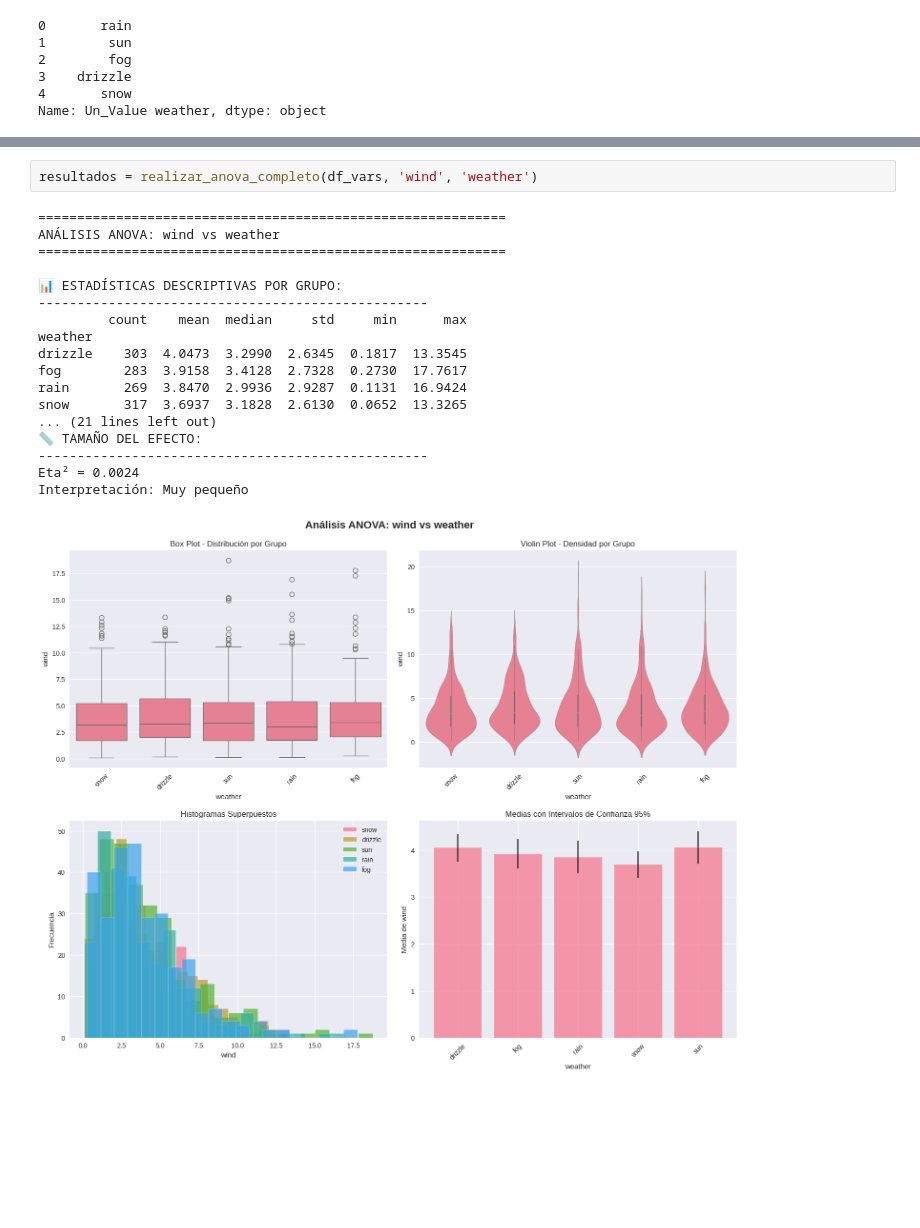
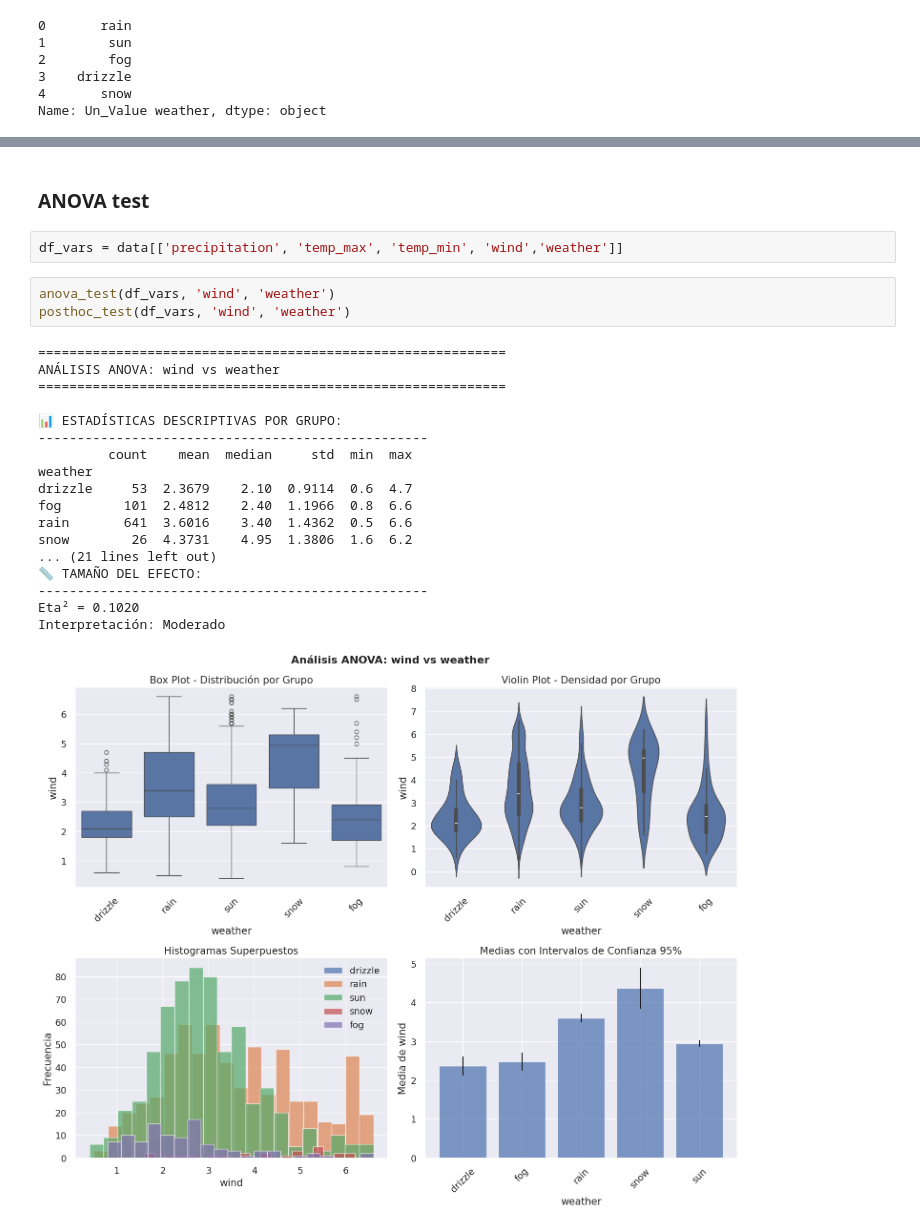
Before and after one commit to Luitz1/Projects, a Jupyter notebook: Data Analyst Projects/3_Climate_Analysis/climate_seattle/notebooks/03_statistical_analysis.ipynb, the cells around one changed output, grey strips where cells are left out. Cells and saved outputs as stored; diff of their text form; blank space fills up the shorter version.

```diff
--- a/Data Analyst Projects/3_Climate_Analysis/climate_seattle/notebooks/03_statistical_analysis.ipynb
+++ b/Data Analyst Projects/3_Climate_Analysis/climate_seattle/notebooks/03_statistical_analysis.ipynb
@@ -388,21 +206,26 @@ def anova_post_hoc(df, variable_numerica, variable_categorica):
+# %% [markdown]
+### ANOVA test
+# %%
+df_vars = data[['precipitation', 'temp_max', 'temp_min', 'wind','weather']]
 # %%
-resultados = realizar_anova_completo(df_vars, 'wind', 'weather')
+anova_test(df_vars, 'wind', 'weather')
+posthoc_test(df_vars, 'wind', 'weather')
 # %% [output]
 ============================================================
 ANÁLISIS ANOVA: wind vs weather
 ============================================================
 
 📊 ESTADÍSTICAS DESCRIPTIVAS POR GRUPO:
 --------------------------------------------------
-         count    mean  median     std     min      max
+         count    mean  median     std  min  max
 weather
-drizzle    303  4.0473  3.2990  2.6345  0.1817  13.3545
-fog        283  3.9158  3.4128  2.7328  0.2730  17.7617
-rain       269  3.8470  2.9936  2.9287  0.1131  16.9424
-snow       317  3.6937  3.1828  2.6130  0.0652  13.3265
+drizzle     53  2.3679    2.10  0.9114  0.6  4.7
+fog        101  2.4812    2.40  1.1966  0.8  6.6
+rain       641  3.6016    3.40  1.4362  0.5  6.6
+snow        26  4.3731    4.95  1.3806  1.6  6.2
 ... (21 lines left out)
 📏 TAMAÑO DEL EFECTO:
 --------------------------------------------------
-Eta² = 0.0024
-Interpretación: Muy pequeño
+Eta² = 0.1020
+Interpretación: Moderado
-[figure, old version]
+[figure, new version]
```
Also changed, not shown: parts of 14 cells of this notebook, 1 other file.
